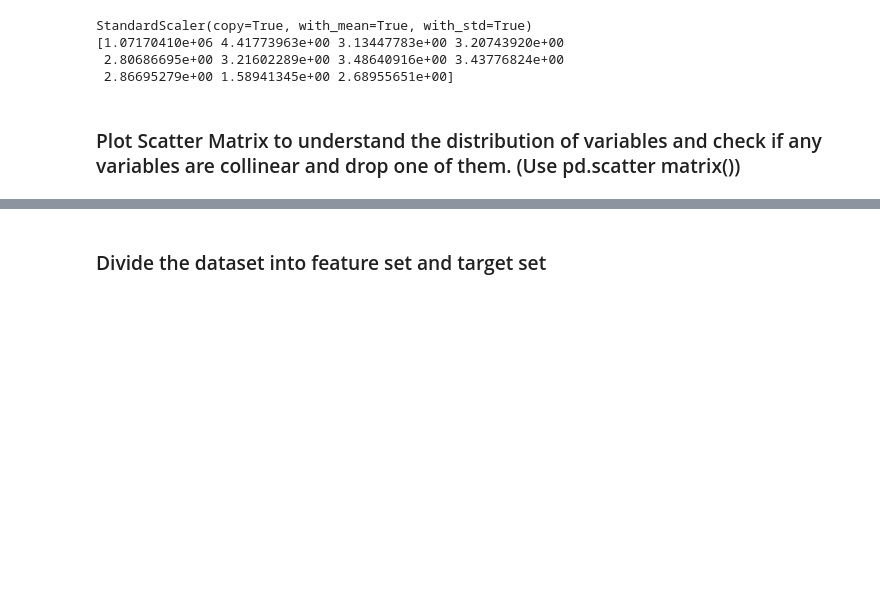
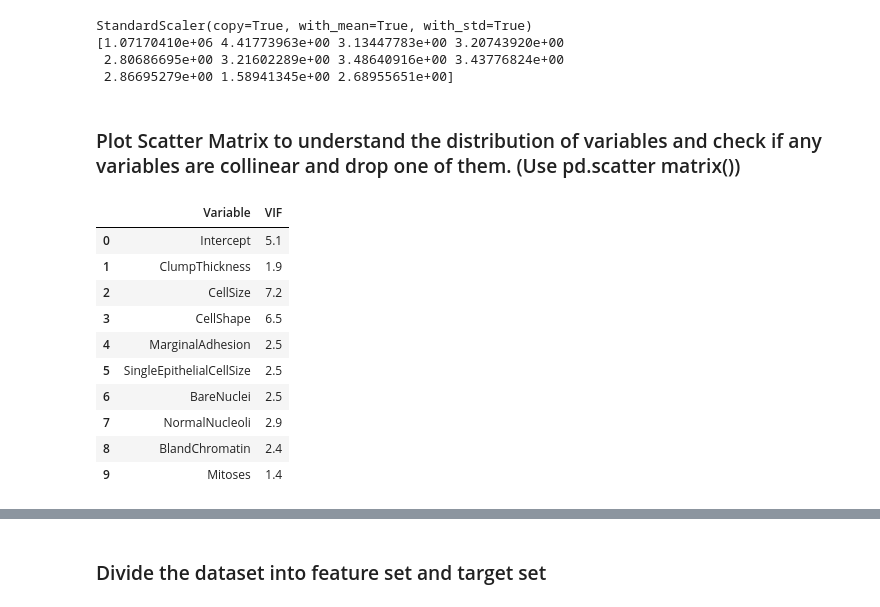
Before and after one commit to GreatLearningAIML1/aiml-ml-hyd-apr-19-batch-GPrakruth, a Jupyter notebook: Lab_Internal_3_Prakruth.ipynb, the cells around one changed output, grey strips where cells are left out. Drawn from its saved outputs; the diff is of its cells as text; code cells hidden in the pictures; blank space fills up the shorter version.

```diff
--- a/Lab_Internal_3_Prakruth.ipynb
+++ b/Lab_Internal_3_Prakruth.ipynb
@@ -547,3 +544,30 @@ StandardScaler(copy=True, with_mean=True, with_std=True)
  2.86695279e+00 1.58941345e+00 2.68955651e+00]
 # %% [markdown]
 ### Plot Scatter Matrix to understand the distribution of variables and check if any variables are collinear and drop one of them. (Use pd.scatter matrix())
+# %%
+#VIF Factor
+def VIF(formula,data):
+    from patsy import dmatrices
+    from statsmodels.stats.outliers_influence import variance_inflation_factor
+    y , X = dmatrices(formula,data = data,return_type="dataframe")
+    vif = pd.DataFrame()
+    vif["Variable"] = X.columns
+    vif["VIF"] = [variance_inflation_factor(X.values, i)
+        for i in range(X.shape[1])]
+    return(vif.round(1))
+
+vif=VIF("""Class ~ ClumpThickness + CellSize + CellShape
+        + MarginalAdhesion + SingleEpithelialCellSize + BareNuclei +NormalNucleoli+BlandChromatin+Mitoses""",bc)
+vif
+# %% [output]
+|  | Variable | VIF |
+| 0 | Intercept | 5.1 |
+| 1 | ClumpThickness | 1.9 |
+| 2 | CellSize | 7.2 |
+| 3 | CellShape | 6.5 |
+| 4 | MarginalAdhesion | 2.5 |
+| 5 | SingleEpithelialCellSize | 2.5 |
+| 6 | BareNuclei | 2.5 |
+| 7 | NormalNucleoli | 2.9 |
+| 8 | BlandChromatin | 2.4 |
+| 9 | Mitoses | 1.4 |
```
Also changed, not shown: parts of 15 cells of this notebook.
